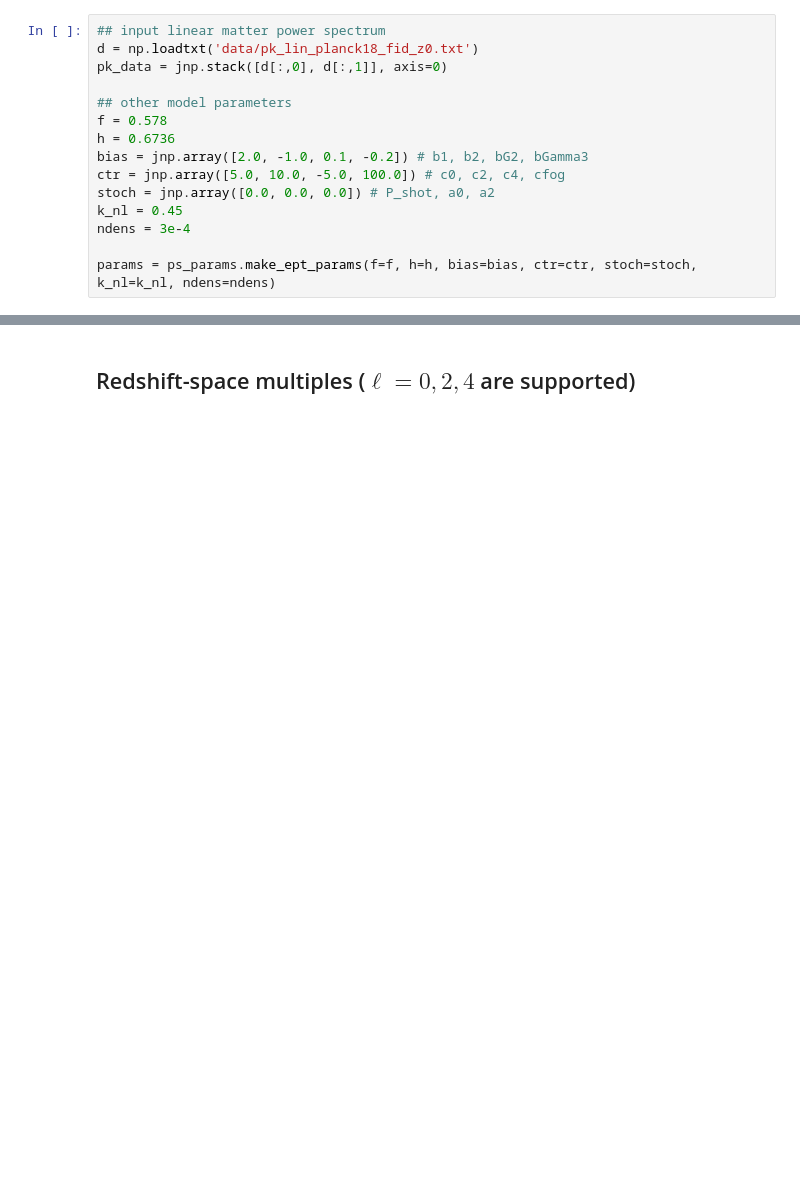
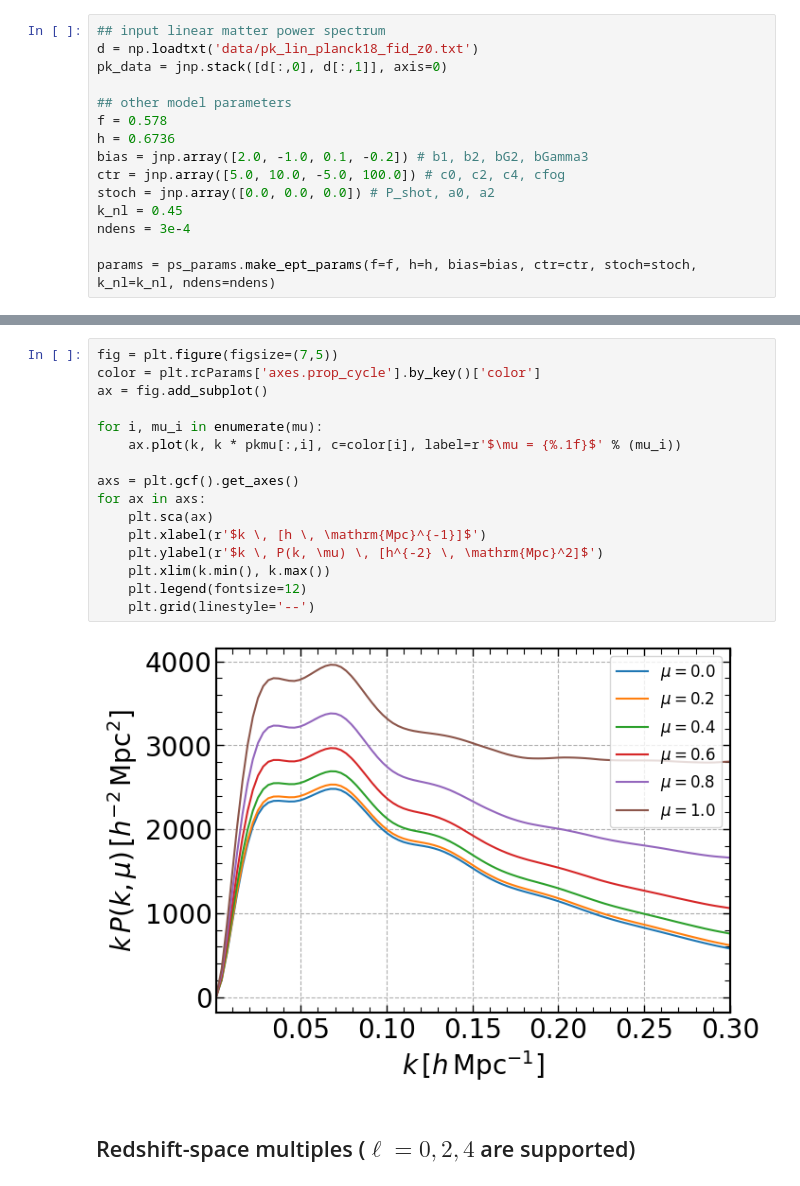
Before and after one commit to archaeo-pteryx/elf, a Jupyter notebook: example/ps_1loop_ept.ipynb, the cells around one changed output, grey strips where cells are left out. Cells and saved outputs as stored; diff of their text form; blank space fills up the shorter version.

Commit message:
added pkmu plots.

```diff
--- a/example/ps_1loop_ept.ipynb
+++ b/example/ps_1loop_ept.ipynb
@@ -55,3 +55,21 @@ Wall time: 11.1 ms
+# %%
+fig = plt.figure(figsize=(7,5))
+color = plt.rcParams['axes.prop_cycle'].by_key()['color']
+ax = fig.add_subplot()
+
+for i, mu_i in enumerate(mu):
+    ax.plot(k, k * pkmu[:,i], c=color[i], label=r'$\mu = {%.1f}$' % (mu_i))
+
+axs = plt.gcf().get_axes()
+for ax in axs:
+    plt.sca(ax)
+    plt.xlabel(r'$k \, [h \, \mathrm{Mpc}^{-1}]$')
+    plt.ylabel(r'$k \, P(k, \mu) \, [h^{-2} \, \mathrm{Mpc}^2]$')
+    plt.xlim(k.min(), k.max())
+    plt.legend(fontsize=12)
+    plt.grid(linestyle='--')
+# %% [output]
+[figure, added]
 # %% [markdown]
 ## Redshift-space multiples ($\ell = 0, 2, 4$ are supported)
 # %%
```
Also changed, not shown: parts of 3 cells of this notebook, 1 other file.
